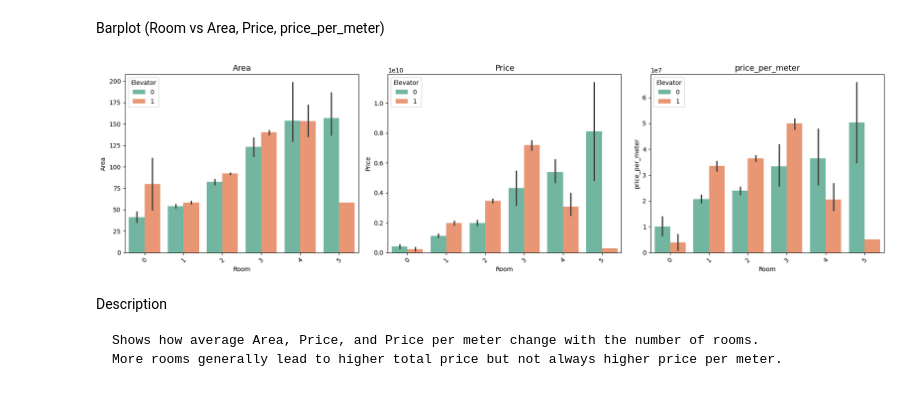
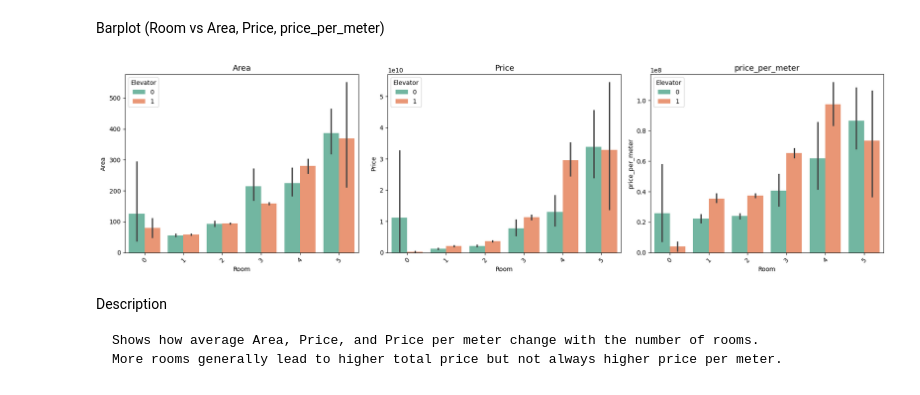
Before and after one commit to sajjadkhazaei/house-prices-in-tehran, a Jupyter notebook: house prices.ipynb, the cells around one changed output. Cells and saved outputs as stored; diff of their text form; code cells hidden in the pictures.

```diff
--- a/house prices.ipynb
+++ b/house prices.ipynb
@@ -46,3 +50,5 @@ Discover Missing values
+# %%
+df['Area'] = pd.to_numeric(df['Area'], errors='coerce')
 # %%
 df.isnull().sum()
 # %% [output]
@@ -119,8 +125,6 @@ memory usage: 136.5+ KB
 Feature Engineering
 # %% [markdown]
 Change the type of Area
-# %%
-df["Area"] = df["Area"].str.replace(',', '',regex=True).astype(int)
 # %%
 df.info()
 # %% [output]
@@ -403,23 +407,23 @@ Barplot (Room vs Area, Price, price_per_meter)
 # %%
 import matplotlib.pyplot as plt
 import seaborn as sns
 
 categorical = ['Area', 'Price', 'price_per_meter']
 
 plt.figure(figsize=(18, 5))
 
 for i, col in enumerate(categorical, 1):
     plt.subplot(1, len(categorical), i)
-    sns.barplot(x='Room', y=col,hue='Elevator', data=df_no_outliers, palette="Set2")
+    sns.barplot(x='Room', y=col,hue='Elevator', data=df, palette="Set2")
     plt.title(f'{col}', fontsize=13)
     plt.xlabel('Room')
     plt.ylabel(col)
     plt.xticks(rotation=45)
 
 plt.tight_layout()
 plt.show()
 # %% [output]
-[figure, old version]
+[figure, new version]
 # %% [markdown]
 Description
 
```
Also changed, not shown: parts of 26 cells of this notebook.
